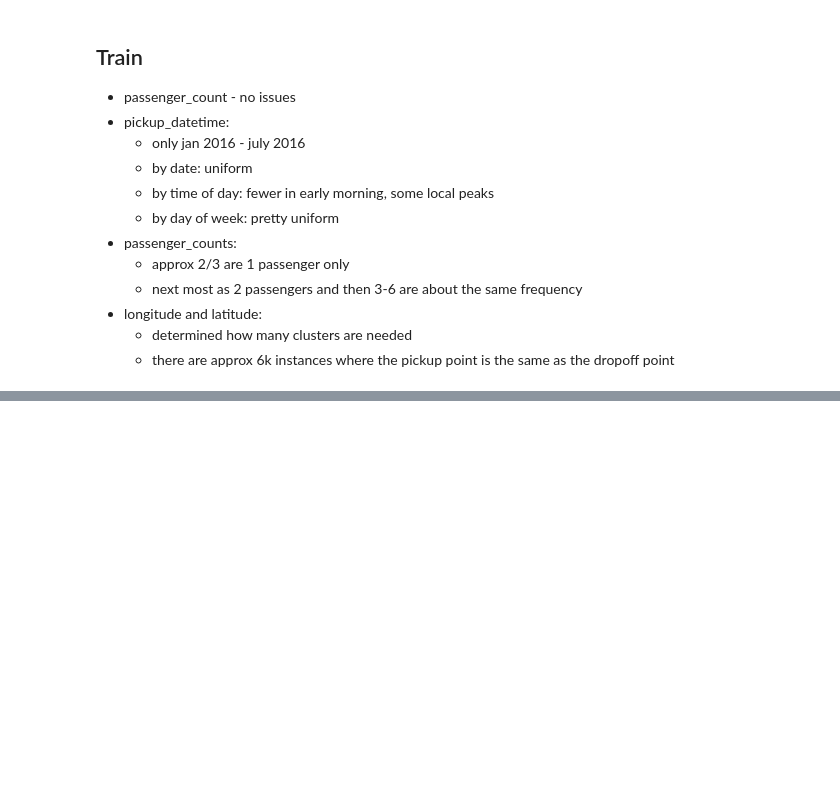
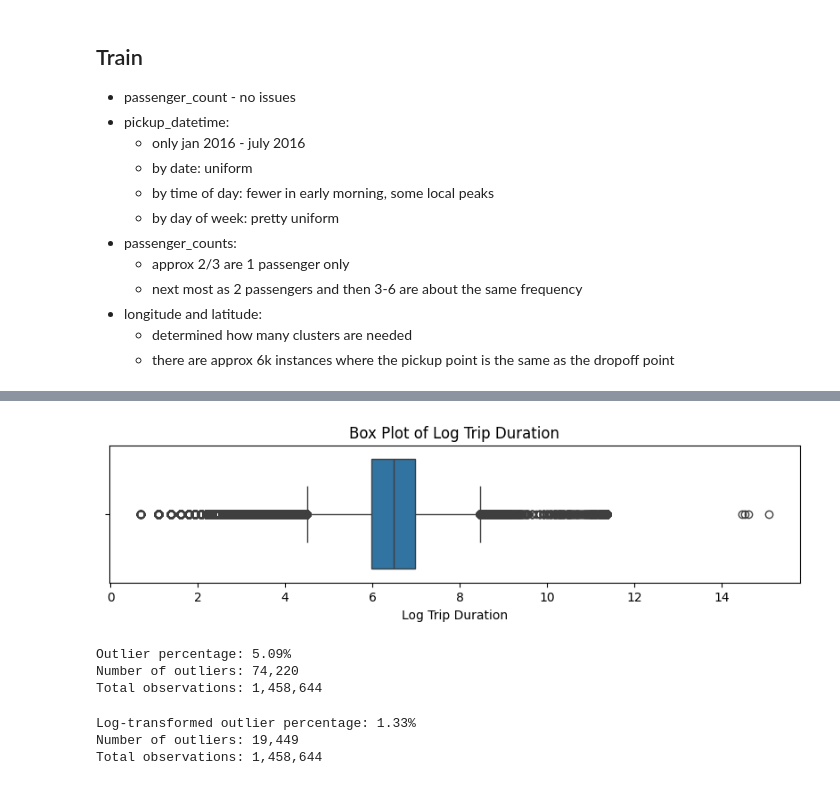
Before and after one commit to claricemottet/kaggle_NYC_taxi_times, a Jupyter notebook: exploratory_notebooks/data_exploration.ipynb, the cells around one changed output, grey strips where cells are left out. Drawn from its saved outputs; the diff is of its cells as text; code cells hidden in the pictures; blank space fills up the shorter version.

```diff
--- a/exploratory_notebooks/data_exploration.ipynb
+++ b/exploratory_notebooks/data_exploration.ipynb
@@ -302,0 +425,68 @@ df_train.describe()
+# %%
+#box plot of log trip duration
+
+plt.figure(figsize=(10, 2))
+
+sns.boxplot(
+    x=df_train["log_trip_duration"]
+)
+
+plt.xlabel("Log Trip Duration")
+plt.title("Box Plot of Log Trip Duration")
+
+plt.show()
+# %% [output]
+[figure, added]
+# %%
+# Calculate the quartiles
+
+Q1 = df_train["trip_duration"].quantile(0.25)
+Q3 = df_train["trip_duration"].quantile(0.75)
+IQR = Q3 - Q1
+
+# Define the outlier bounds
+lower_bound = Q1 - 1.5 * IQR
+upper_bound = Q3 + 1.5 * IQR
+
+# Create a boolean mask for outliers
+outliers = (
+    (df_train["trip_duration"] < lower_bound) |
+    (df_train["trip_duration"] > upper_bound)
+)
+
+# Calculate percentage of outliers
+outlier_percentage = outliers.mean() * 100
+
+print(f"Outlier percentage: {outlier_percentage:.2f}%")
+print(f"Number of outliers: {outliers.sum():,}")
+print(f"Total observations: {len(df_train):,}")
+# %% [output]
+Outlier percentage: 5.09%
+Number of outliers: 74,220
+Total observations: 1,458,644
+# %%
+# Calculate the quartiles for the log-transformed variable
+Q1 = df_train["log_trip_duration"].quantile(0.25)
+Q3 = df_train["log_trip_duration"].quantile(0.75)
+IQR = Q3 - Q1
+
+# Define the outlier bounds
+lower_bound = Q1 - 1.5 * IQR
+upper_bound = Q3 + 1.5 * IQR
+
+# Identify outliers
+log_outliers = (
+    (df_train["log_trip_duration"] < lower_bound) |
+    (df_train["log_trip_duration"] > upper_bound)
+)
+
+# Calculate the percentage of outliers
+log_outlier_percentage = log_outliers.mean() * 100
+
+print(f"Log-transformed outlier percentage: {log_outlier_percentage:.2f}%")
+print(f"Number of outliers: {log_outliers.sum():,}")
+print(f"Total observations: {len(df_train):,}")
+# %% [output]
+Log-transformed outlier percentage: 1.33%
+Number of outliers: 19,449
+Total observations: 1,458,644
```
Also changed, not shown: parts of 12 cells of this notebook, 1 other file.
